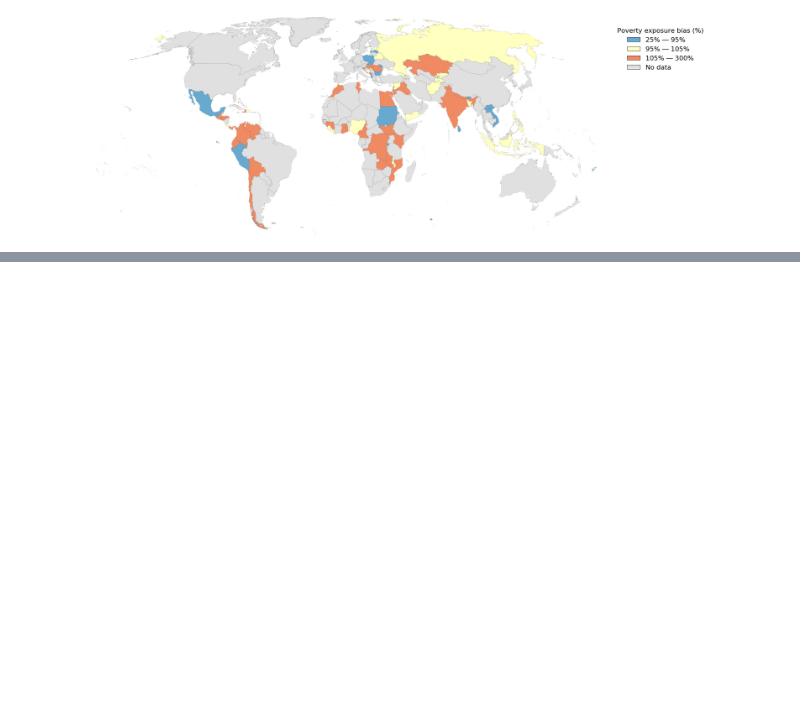
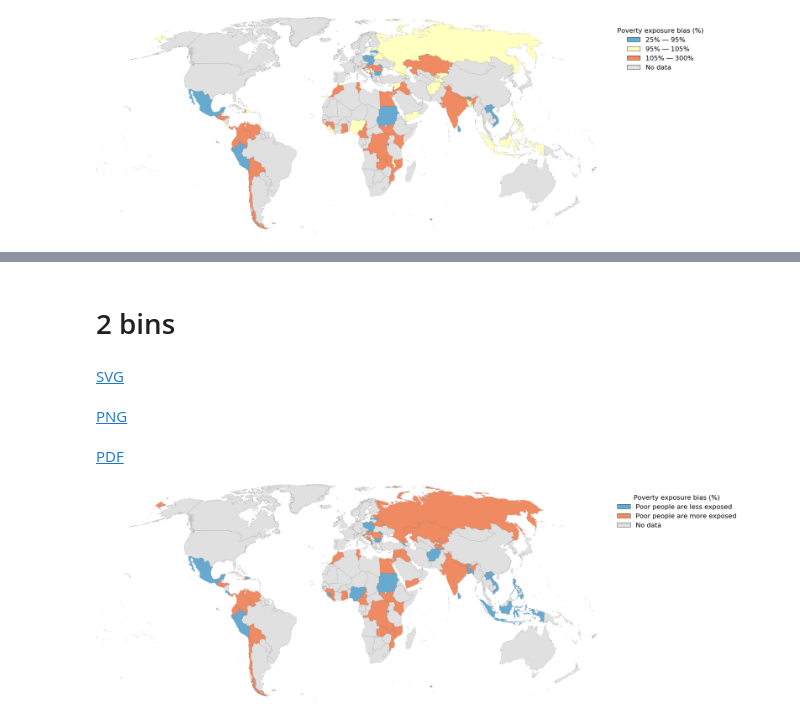
Before and after one commit to adrivsh/wolrd-map-plots, a Jupyter notebook: draw_maps.ipynb, the cells around one changed output, grey strips where cells are left out. Drawn from its saved outputs; the diff is of its cells as text; code cells hidden in the pictures; blank space fills up the shorter version.

Commit message:
add option for custom label in legend

```diff
--- a/draw_maps.ipynb
+++ b/draw_maps.ipynb
@@ -204,0 +199,28 @@ PDF
+# %% [markdown]
+# 2 bins
+# %%
+mybins   = [0.25, 1,  3]
+#we chose bins thare are close to the actual quatiles but make sense when reading by a human
+
+mycolors = ["#67a9cf","#ef8a62"] # 3-class RdBu_r
+
+make_map_from_svg(
+        series_in=peb, #data
+        svg_file_path="world-original_thin.svg",    #path to blank map
+#         svg_file_path  = "world-color.svg",
+        outname="peb_2bins",           #base name for output  (will vreate img/map_of_asset_risk.png, img/legend_of_asset_risk.png, etc.)
+        bins = mybins,
+        bincolors = mycolors,
+        label="Poverty exposure bias (%)",
+        outfolder=outfolder_name,
+        formater = ".0%",
+        verbose=True,
+        doPNG=True,
+        keepSVG=True,
+        custom_labels=["Poor people are less exposed", "Poor people are more exposed"]
+    )
+# %% [output]
+SVG
+PNG
+PDF
+[figure, added]
```
Also changed, not shown: parts of 2 cells of this notebook, 1 other file.
